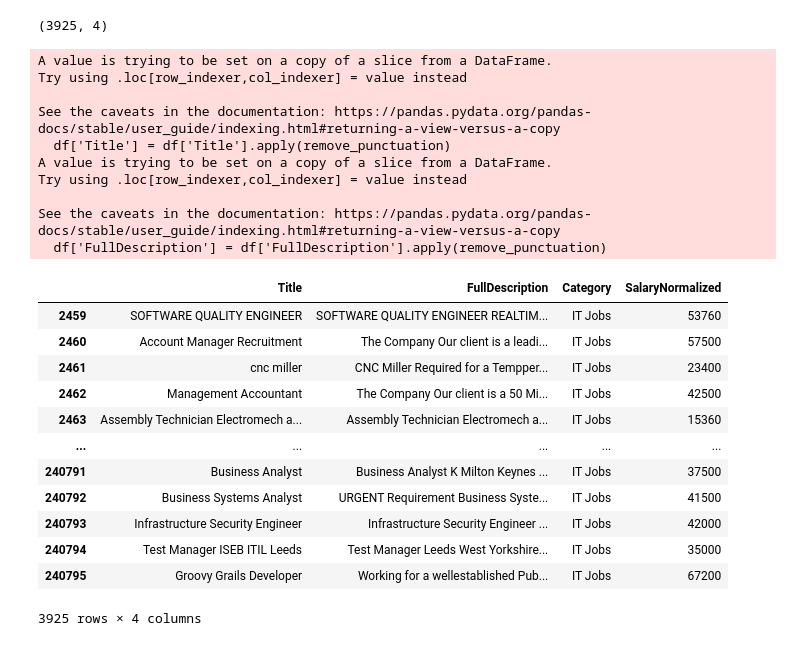
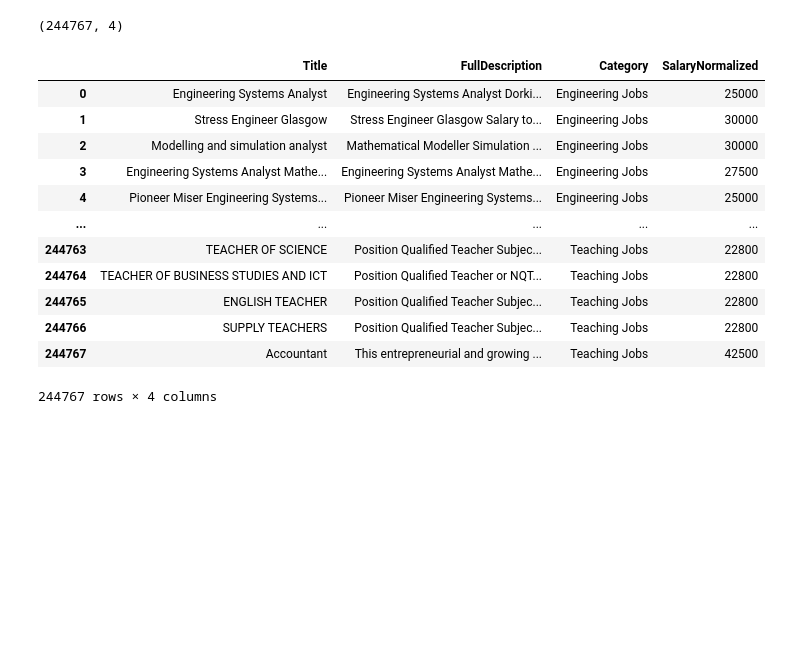
Before and after one commit to NickSzczerb/hooked-on-recruiting, a Jupyter notebook: yan_preprocess/Preprocessing.ipynb, the cells around one changed output. Drawn from its saved outputs; the diff is of its cells as text; code cells hidden in the pictures; blank space fills up the shorter version.

```diff
--- a/yan_preprocess/Preprocessing.ipynb
+++ b/yan_preprocess/Preprocessing.ipynb
@@ -63,3 +45,4 @@ df
 # %%
-df=df.loc[df['Category']=='IT Jobs']
-df
+#drop null rows
+df=df.dropna(axis=0, how='any')
+#df
@@ -80,4 +49,4 @@ df
 # %%
 df.shape
 # %% [output]
-(3925, 4)
+(244767, 4)
@@ -90,31 +59,21 @@ def remove_punctuation(text):
 # %%
-df['Title'] = df['Title'].apply(remove_punctuation)
-df['FullDescription'] = df['FullDescription'].apply(remove_punctuation)
+df['Title'] = df['Title'].astype(str).apply(remove_punctuation)
+df['FullDescription'] = df['FullDescription'].astype(str).apply(remove_punctuation)
 df
 # %% [output]
+|  | Title | FullDescription | Category | SalaryNormalized |
+| 0 | Engineering Systems Analyst | Engineering Systems Analyst Dorki... | Engineering Jobs | 25000 |
+| 1 | Stress Engineer Glasgow | Stress Engineer Glasgow Salary to... | Engineering Jobs | 30000 |
+| 2 | Modelling and simulation analyst | Mathematical Modeller Simulation ... | Engineering Jobs | 30000 |
+| 3 | Engineering Systems Analyst Mathe... | Engineering Systems Analyst Mathe... | Engineering Jobs | 27500 |
+| 4 | Pioneer Miser Engineering Systems... | Pioneer Miser Engineering Systems... | Engineering Jobs | 25000 |
+| ... | ... | ... | ... | ... |
+| 244763 | TEACHER OF SCIENCE | Position Qualified Teacher Subjec... | Teaching Jobs | 22800 |
+| 244764 | TEACHER OF BUSINESS STUDIES AND ICT | Position Qualified Teacher or NQT... | Teaching Jobs | 22800 |
+| 244765 | ENGLISH TEACHER | Position Qualified Teacher Subjec... | Teaching Jobs | 22800 |
+| 244766 | SUPPLY TEACHERS | Position Qualified Teacher Subjec... | Teaching Jobs | 22800 |
+| 244767 | Accountant | This entrepreneurial and growing ... | Teaching Jobs | 42500 |
-A value is trying to be set on a copy of a slice from a DataFrame.
-Try using .loc[row_indexer,col_indexer] = value instead
-
-See the caveats in the documentation: https://pandas.pydata.org/pandas-docs/stable/user_guide/indexing.html#returning-a-view-versus-a-copy
-  df['Title'] = df['Title'].apply(remove_punctuation)
-A value is trying to be set on a copy of a slice from a DataFrame.
-Try using .loc[row_indexer,col_indexer] = value instead
-
-See the caveats in the documentation: https://pandas.pydata.org/pandas-docs/stable/user_guide/indexing.html#returning-a-view-versus-a-copy
-  df['FullDescription'] = df['FullDescription'].apply(remove_punctuation)
+244767 rows × 4 columns
-|  | Title | FullDescription | Category | SalaryNormalized |
-| 2459 | SOFTWARE QUALITY ENGINEER | SOFTWARE QUALITY ENGINEER REALTIM... | IT Jobs | 53760 |
-| 2460 | Account Manager Recruitment | The Company Our client is a leadi... | IT Jobs | 57500 |
-| 2461 | cnc miller | CNC Miller Required for a Tempper... | IT Jobs | 23400 |
-| 2462 | Management Accountant | The Company Our client is a 50 Mi... | IT Jobs | 42500 |
-| 2463 | Assembly Technician Electromech a... | Assembly Technician Electromech a... | IT Jobs | 15360 |
-| ... | ... | ... | ... | ... |
-| 240791 | Business Analyst | Business Analyst K Milton Keynes ... | IT Jobs | 37500 |
-| 240792 | Business Systems Analyst | URGENT Requirement Business Syste... | IT Jobs | 41500 |
-| 240793 | Infrastructure Security Engineer | Infrastructure Security Engineer ... | IT Jobs | 42000 |
-| 240794 | Test Manager ISEB ITIL Leeds | Test Manager Leeds West Yorkshire... | IT Jobs | 35000 |
-| 240795 | Groovy Grails Developer | Working for a wellestablished Pub... | IT Jobs | 67200 |
-3925 rows × 4 columns
 # %%
 #lower case of all context
 def lowercase (text):
```
Also changed, not shown: parts of 27 cells of this notebook.
